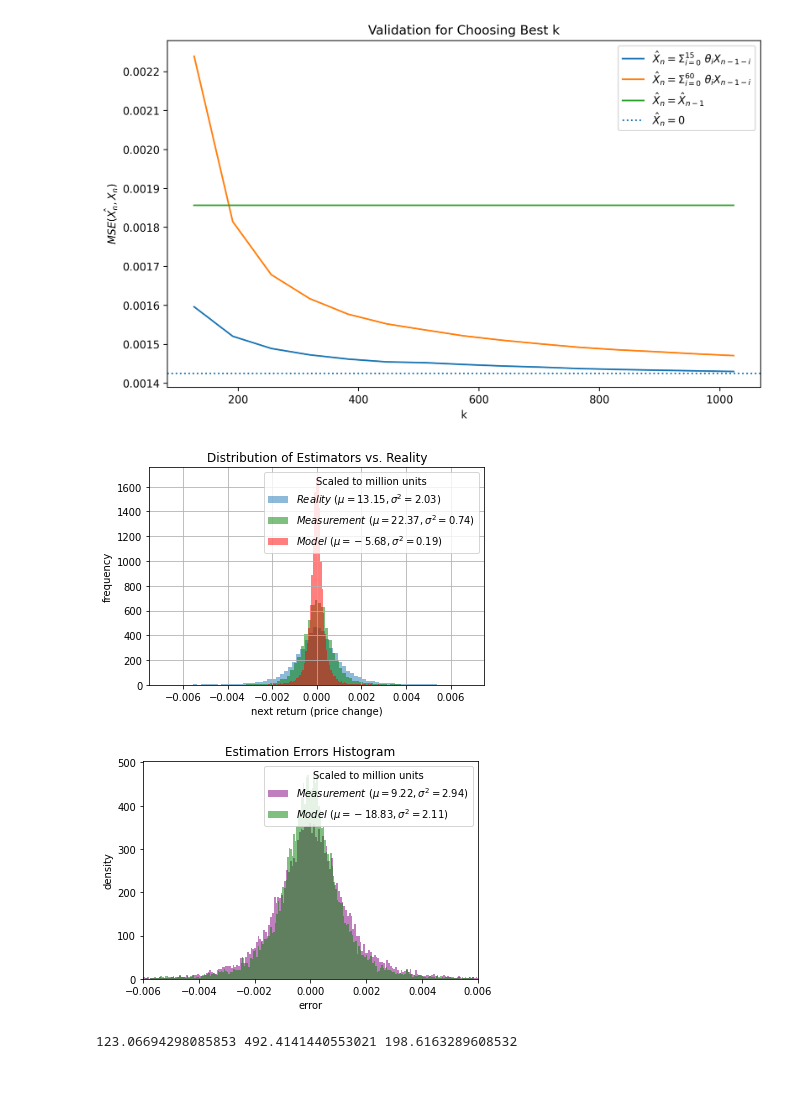
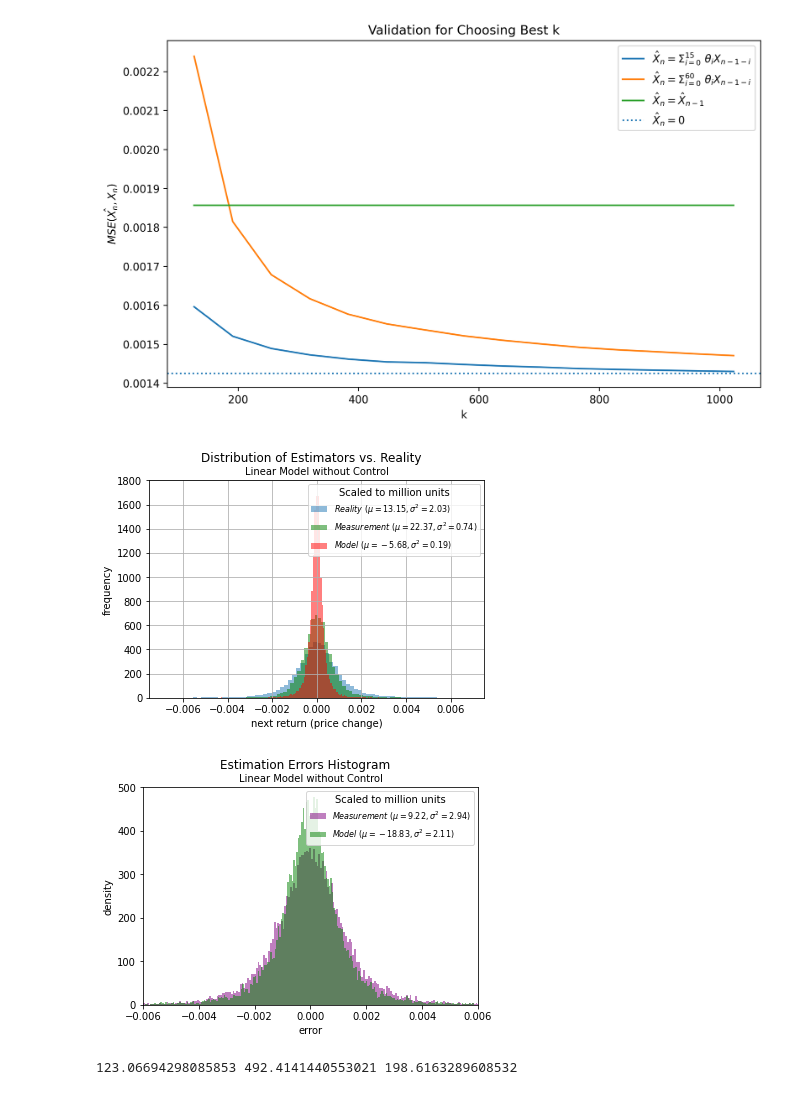
Before and after one commit to MohsenGhodrati/cvx_project_Kalman_Filter, a Jupyter notebook: Experiments.ipynb, the cells around one changed output. Cells and saved outputs as stored; diff of their text form; code cells hidden in the pictures.

```diff
--- a/Experiments.ipynb
+++ b/Experiments.ipynb
@@ -295,25 +295,28 @@ results = results.astype(float)
 # %%
 results['Reality'].hist(
     bins=300, alpha=0.5, density=True,
     label=r'$Reality\ (\mu={:.2f}, \sigma^2={:.2f})$'.format(
         results['Reality'].mean()*1000000, results['Reality'].var()*1000000))
 results['Measurement'].hist(
     bins=300, alpha=0.5, color='green', density=True,
     label=r'$Measurement\ (\mu={:.2f}, \sigma^2={:.2f})$'.format(
         results['Measurement'].mean()*1000000, results['Measurement'].var()*1000000))
 results['Prediction'].hist(
     bins=300, alpha=0.5, color='red', density=True,
     label=r'$Model\ (\mu={:.2f}, \sigma^2={:.2f})$'.format(
         results['Prediction'].mean()*1000000, results['Prediction'].var()*1000000))
+
 plt.xlim([-0.0075, 0.0075])
-plt.legend(title='Scaled to million units')
-plt.title('Distribution of Estimators vs. Reality')
+plt.legend(title='Scaled to million units', fontsize=8)
+plt.suptitle('Distribution of Estimators vs. Reality')
+plt.title('Linear Model without Control', fontsize=10)
 plt.xlabel('next return (price change)')
 plt.ylabel('frequency')
+plt.ylim([0, 1800])
 plt.savefig('plots/histogram.png', dpi=300)
 plt.show()
 # %% [output]
-[figure, old version]
+[figure, new version]
 # %%
 tmp = results['Measurement'] - results['Reality']
 plt.hist(
@@ -326,15 +329,18 @@ plt.hist(
     tmp,
     bins=1000, alpha=0.5, color='green', density=True,
     label=r'$Model\ (\mu={:.2f}, \sigma^2={:.2f})$'.format(tmp.mean()*1000000, tmp.var()*1000000))
+
 plt.xlim([-0.006, 0.006])
-plt.legend(title='Scaled to million units')
-plt.title('Estimation Errors Histogram')
+plt.legend(title='Scaled to million units', fontsize=8)
+plt.suptitle('Estimation Errors Histogram')
+plt.title('Linear Model without Control', fontsize=10)
 plt.xlabel('error')
 plt.ylabel('density')
+plt.ylim([0, 500])
 plt.savefig('plots/Error histogram.png', dpi=300)
 plt.show()
 # %% [output]
-[figure, old version]
+[figure, new version]
 # %%
 # k = 255
 # m = 60
```
Also changed, not shown: parts of 12 cells of this notebook, 28 other files.
